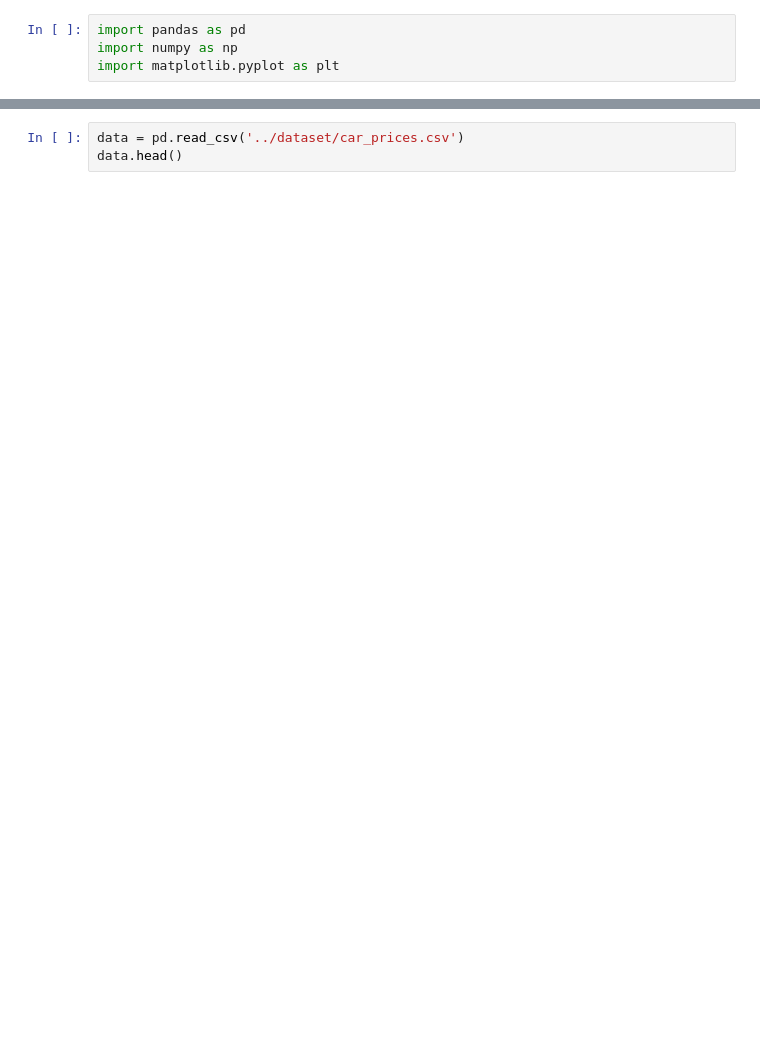
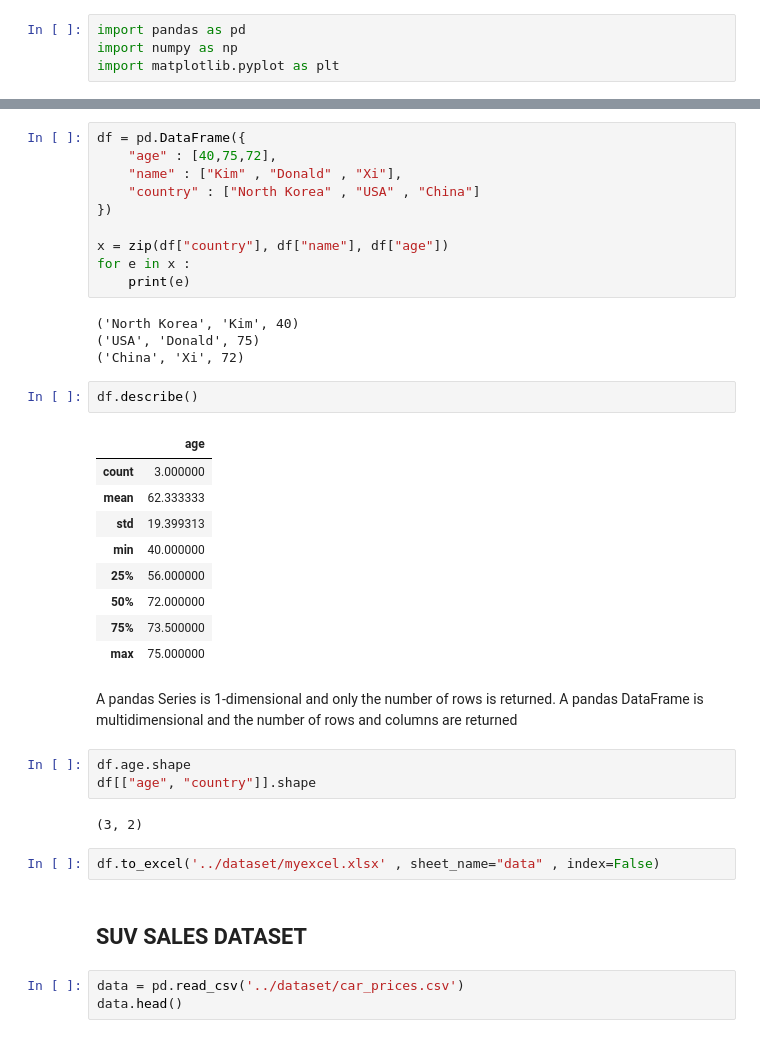
Before and after one commit to johnatanAvotsoa/Datascience_training, a Jupyter notebook: notebooks/pandas.ipynb, the cells around one changed output, grey strips where cells are left out. Saved outputs shown, nothing was run; the diff lists cells and outputs as text; blank space fills up the shorter version.

Commit message:
modified linear algebra , pandas

```diff
--- a/notebooks/pandas.ipynb
+++ b/notebooks/pandas.ipynb
@@ -5,3 +11,41 @@ import matplotlib.pyplot as plt
+# %%
+df = pd.DataFrame({
+    "age" : [40,75,72],
+    "name" : ["Kim" , "Donald" , "Xi"],
+    "country" : ["North Korea" , "USA" , "China"]
+})
+
+x = zip(df["country"], df["name"], df["age"])
+for e in x :
+    print(e)
+# %% [output]
+('North Korea', 'Kim', 40)
+('USA', 'Donald', 75)
+('China', 'Xi', 72)
+# %%
+df.describe()
+# %% [output]
+|  | age |
+| count | 3.000000 |
+| mean | 62.333333 |
+| std | 19.399313 |
+| min | 40.000000 |
+| 25% | 56.000000 |
+| 50% | 72.000000 |
+| 75% | 73.500000 |
+| max | 75.000000 |
+# %% [markdown]
+A pandas Series is 1-dimensional and only the number of rows is returned.
+A pandas DataFrame is multidimensional and the number of rows and columns are returned
+# %%
+df.age.shape
+df[["age", "country"]].shape
+# %% [output]
+(3, 2)
+# %%
+df.to_excel('../dataset/myexcel.xlsx' , sheet_name="data" , index=False)
+# %% [markdown]
+## SUV SALES DATASET
 # %%
 data = pd.read_csv('../dataset/car_prices.csv')
 data.head()
```
Also changed, not shown: parts of 11 cells of this notebook, 7 other files.
